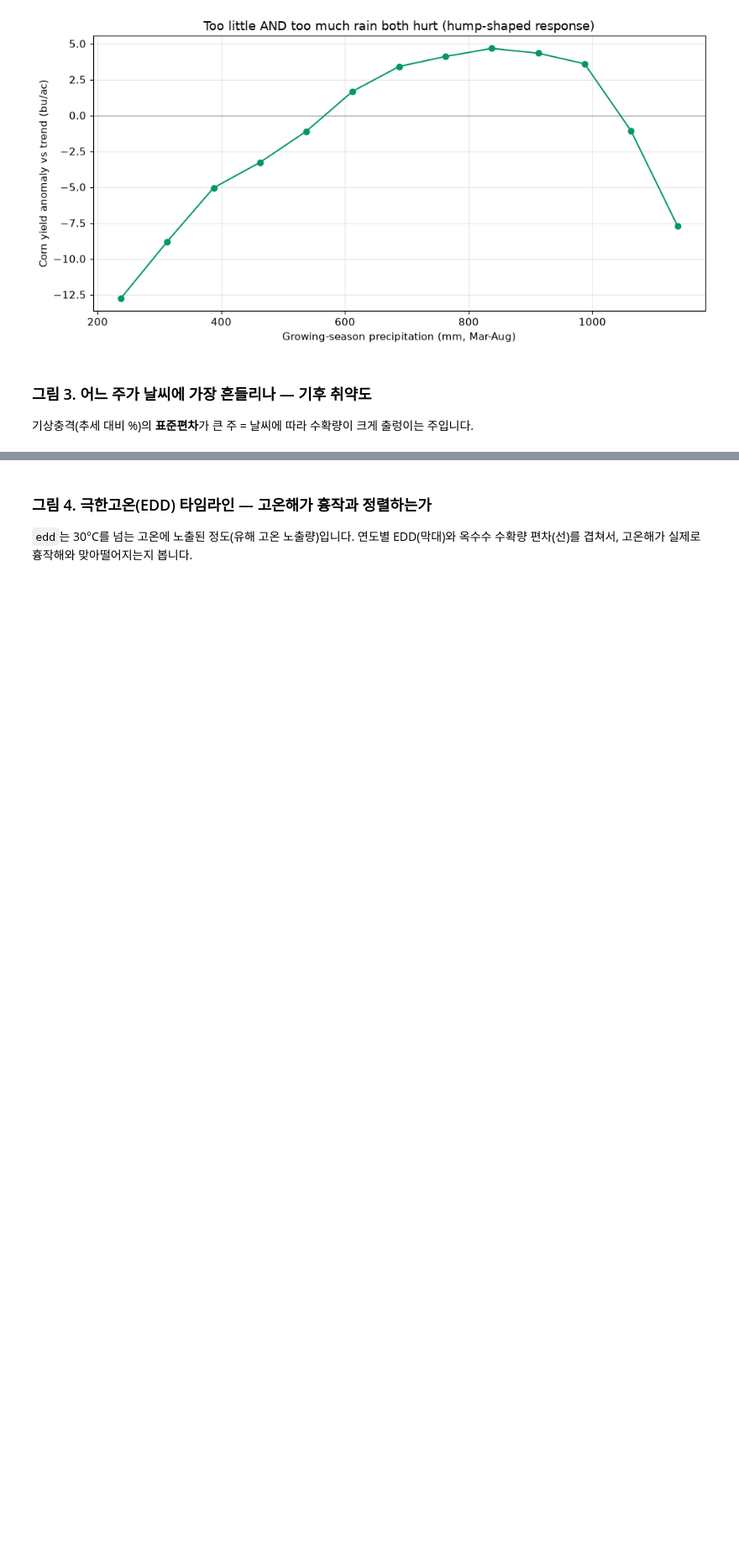
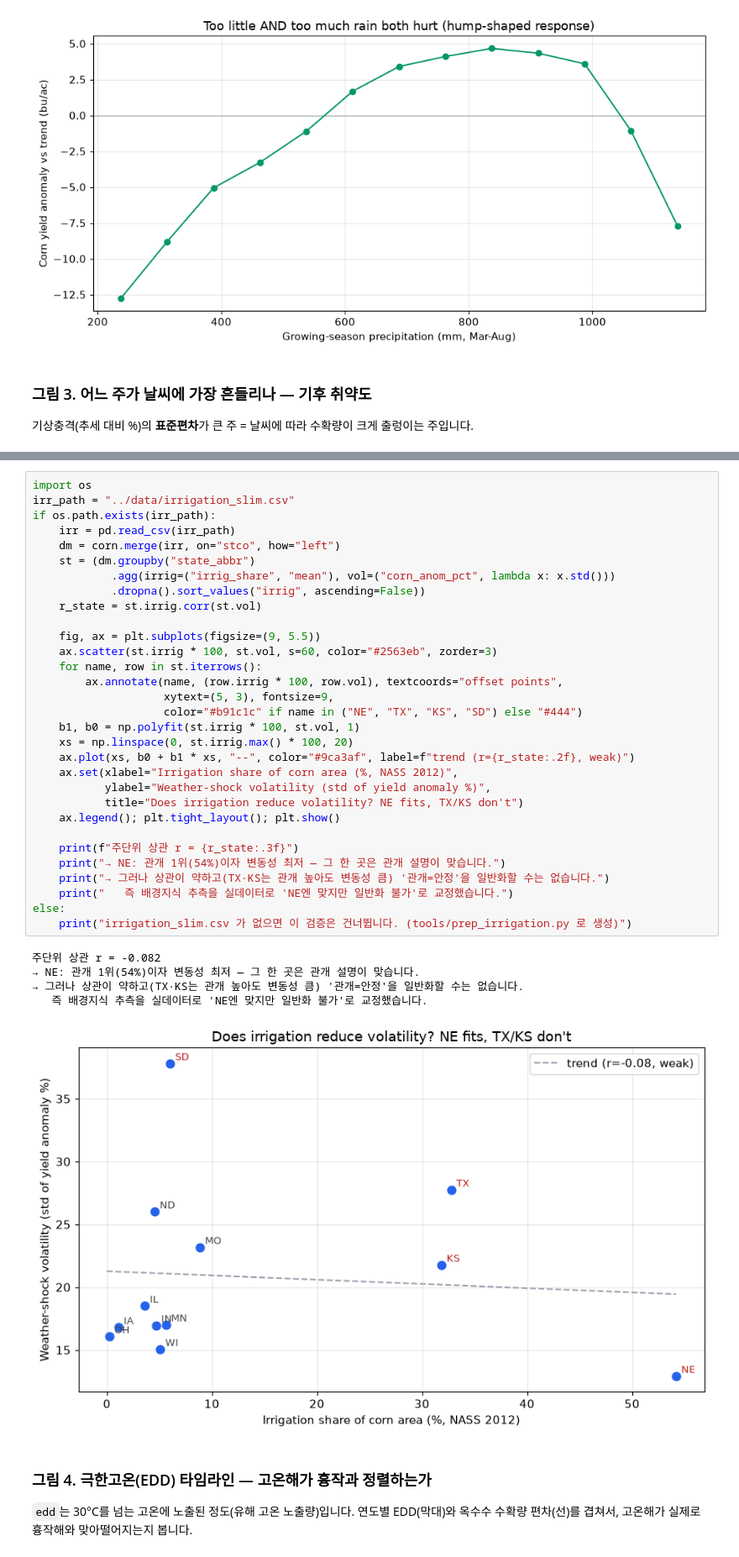
Before and after one commit to ennes24/2026, a Jupyter notebook: acdc/notebooks/corn_yield_weather_prediction.ipynb, the cells around one changed output, grey strips where cells are left out. Shown at 84% size. Drawn from its saved outputs; the diff is of its cells as text; blank space fills up the shorter version.

```diff
--- a/acdc/notebooks/corn_yield_weather_prediction.ipynb
+++ b/acdc/notebooks/corn_yield_weather_prediction.ipynb
@@ -229,3 +231,40 @@ print("  '어디가 위험한가'라는 관측 사실만 사용하고, 원인
+# %%
+import os
+irr_path = "../data/irrigation_slim.csv"
+if os.path.exists(irr_path):
+    irr = pd.read_csv(irr_path)
+    dm = corn.merge(irr, on="stco", how="left")
+    st = (dm.groupby("state_abbr")
+            .agg(irrig=("irrig_share", "mean"), vol=("corn_anom_pct", lambda x: x.std()))
+            .dropna().sort_values("irrig", ascending=False))
+    r_state = st.irrig.corr(st.vol)
+
+    fig, ax = plt.subplots(figsize=(9, 5.5))
+    ax.scatter(st.irrig * 100, st.vol, s=60, color="#2563eb", zorder=3)
+    for name, row in st.iterrows():
+        ax.annotate(name, (row.irrig * 100, row.vol), textcoords="offset points",
+                    xytext=(5, 3), fontsize=9,
+                    color="#b91c1c" if name in ("NE", "TX", "KS", "SD") else "#444")
+    b1, b0 = np.polyfit(st.irrig * 100, st.vol, 1)
+    xs = np.linspace(0, st.irrig.max() * 100, 20)
+    ax.plot(xs, b0 + b1 * xs, "--", color="#9ca3af", label=f"trend (r={r_state:.2f}, weak)")
+    ax.set(xlabel="Irrigation share of corn area (%, NASS 2012)",
+           ylabel="Weather-shock volatility (std of yield anomaly %)",
+           title="Does irrigation reduce volatility? NE fits, TX/KS don't")
+    ax.legend(); plt.tight_layout(); plt.show()
+
+    print(f"주단위 상관 r = {r_state:.3f}")
+    print("→ NE: 관개 1위(54%)이자 변동성 최저 — 그 한 곳은 관개 설명이 맞습니다.")
+    print("→ 그러나 상관이 약하고(TX·KS는 관개 높아도 변동성 큼) '관개=안정'을 일반화할 수는 없습니다.")
+    print("   즉 배경지식 추측을 실데이터로 'NE엔 맞지만 일반화 불가'로 교정했습니다.")
+else:
+    print("irrigation_slim.csv 가 없으면 이 검증은 건너뜁니다. (tools/prep_irrigation.py 로 생성)")
+# %% [output]
+주단위 상관 r = -0.082
+→ NE: 관개 1위(54%)이자 변동성 최저 — 그 한 곳은 관개 설명이 맞습니다.
+→ 그러나 상관이 약하고(TX·KS는 관개 높아도 변동성 큼) '관개=안정'을 일반화할 수는 없습니다.
+   즉 배경지식 추측을 실데이터로 'NE엔 맞지만 일반화 불가'로 교정했습니다.
+[figure, added]
 # %% [markdown]
 ### 그림 4. 극한고온(EDD) 타임라인 — 고온해가 흉작과 정렬하는가
 
```
Also changed, not shown: parts of 2 cells of this notebook, 9 other files.
